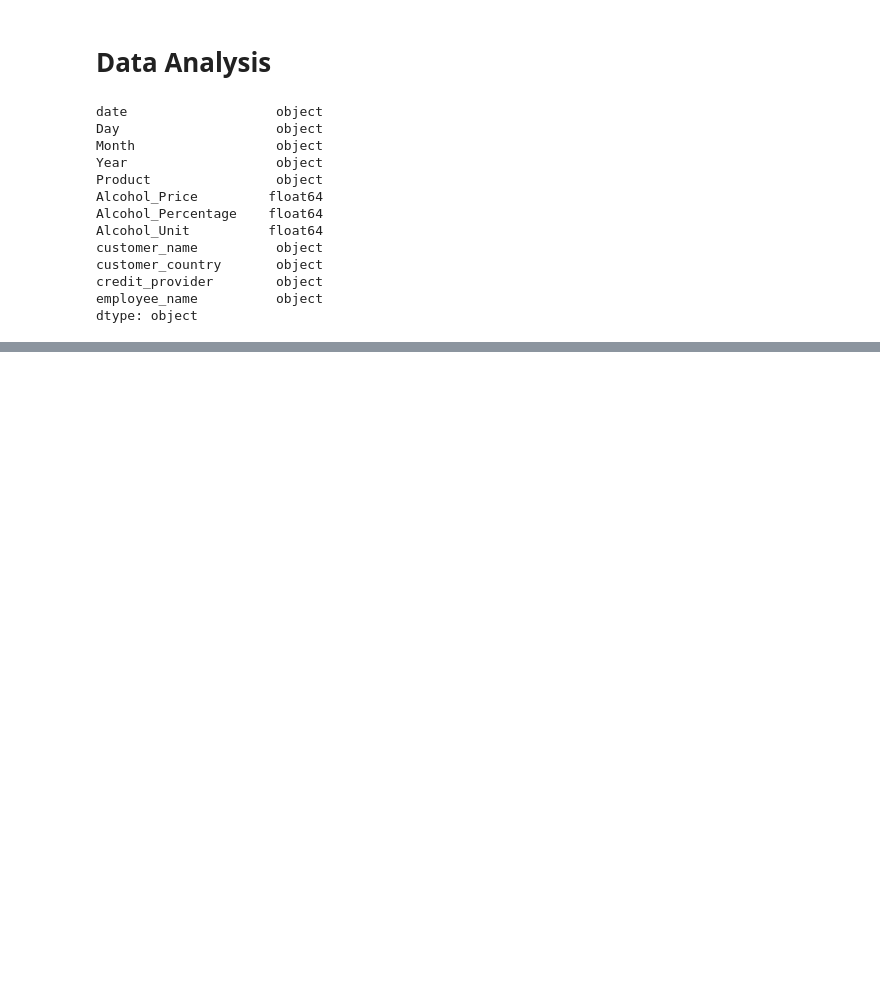
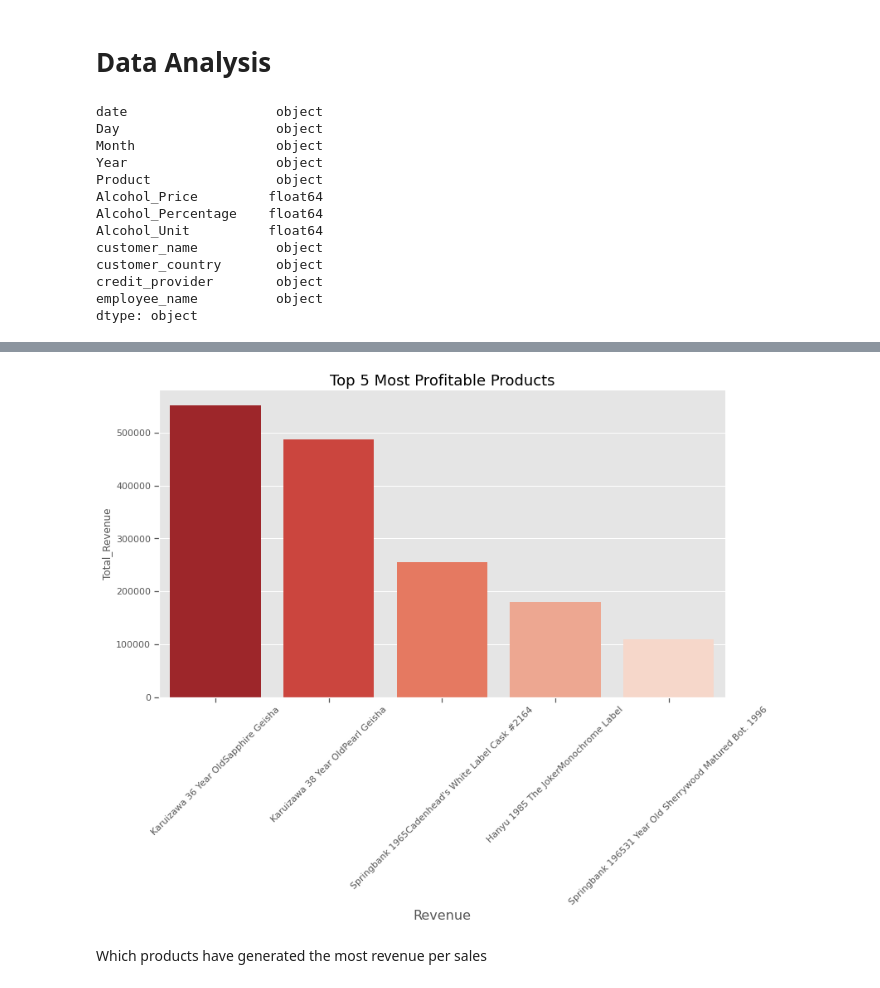
Before and after one commit to Blvisse/Data-Eng, a Jupyter notebook: whiskey-retail-store/notebooks/data_analysis.ipynb, the cells around one changed output, grey strips where cells are left out. Saved outputs shown, nothing was run; the diff lists cells and outputs as text; code cells hidden in the pictures; blank space fills up the shorter version.

Commit message:
Finalized on data analysis

```diff
--- a/whiskey-retail-store/notebooks/data_analysis.ipynb
+++ b/whiskey-retail-store/notebooks/data_analysis.ipynb
@@ -183,0 +224,14 @@ AssertionError: Failed date test for column: date
+# %%
+#we create a dataframe containing the top 5 most profitable products
+query= '''
+
+SELECT Product,COUNT(*) as Total_Sales,SUM(Alcohol_Price) as Total_Revenue
+
+FROM df
+GROUP BY Product
+ORDER BY Total_Revenue DESC
+LIMIT 100;
+
+
+'''
+top_100_prods=sql(query)
@@ -183,0 +254,15 @@ AssertionError: Failed date test for column: date
+# %%
+#lets plot the top 5 most profitable products
+sns.catplot(data = top_100_prods[:5], x = 'Product', y = 'Total_Revenue',
+            kind = 'bar', palette='Reds_r', height = 6, aspect = 2)
+plt.xlabel('Product Name',size = 16)
+plt.xticks(rotation=45)
+plt.xlabel('Revenue',size = 16)
+
+plt.title('Top 5 Most Profitable Products',size = 18)
+
+plt.show()
+# %% [output]
+[figure, added]
+# %% [markdown]
+Which products have generated the most revenue per sales
```
Also changed, not shown: parts of 34 cells of this notebook.
